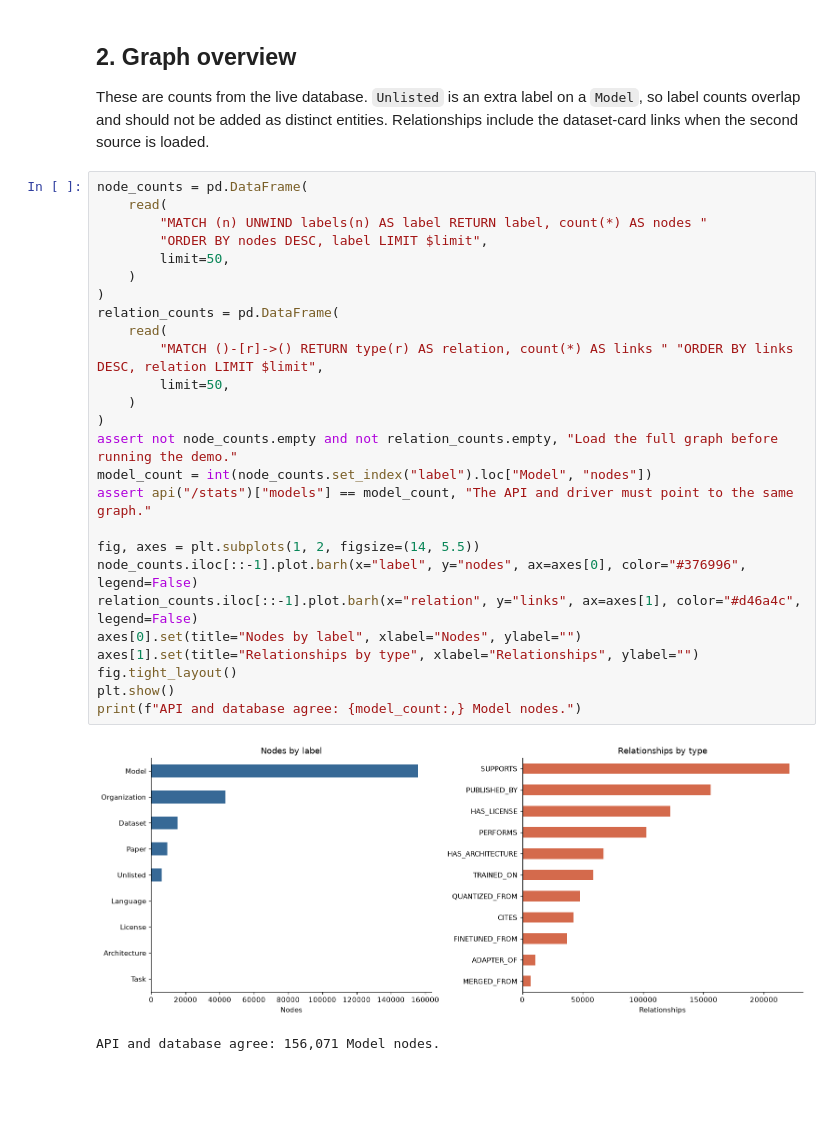
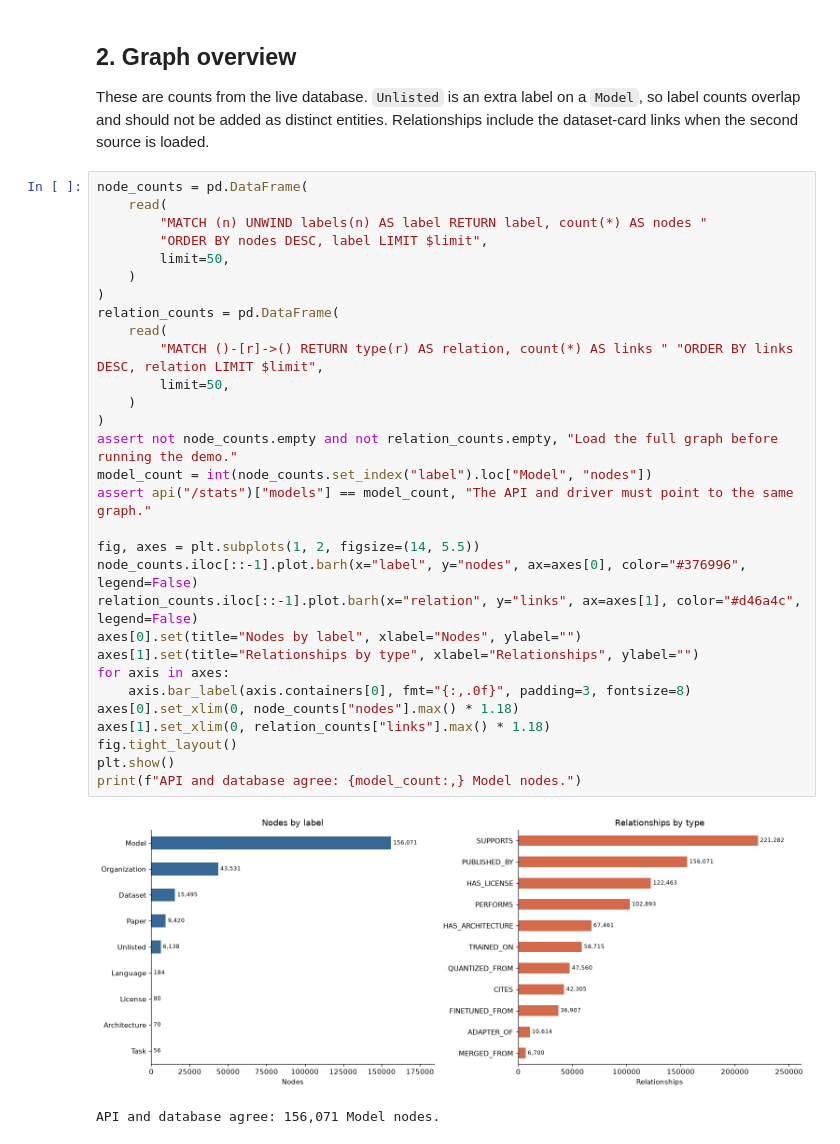
Before and after one commit to mariusrang/ModelAtlas, a Jupyter notebook: demo.ipynb, the cells around one changed output. Saved outputs shown, nothing was run; the diff lists cells and outputs as text; blank space fills up the shorter version.

```diff
--- a/demo.ipynb
+++ b/demo.ipynb
@@ -93,29 +93,33 @@ Relationships include the dataset-card links when the second source is loaded.
 # %%
 node_counts = pd.DataFrame(
     read(
         "MATCH (n) UNWIND labels(n) AS label RETURN label, count(*) AS nodes "
         "ORDER BY nodes DESC, label LIMIT $limit",
         limit=50,
     )
 )
 relation_counts = pd.DataFrame(
     read(
         "MATCH ()-[r]->() RETURN type(r) AS relation, count(*) AS links " "ORDER BY links DESC, relation LIMIT $limit",
         limit=50,
     )
 )
 assert not node_counts.empty and not relation_counts.empty, "Load the full graph before running the demo."
 model_count = int(node_counts.set_index("label").loc["Model", "nodes"])
 assert api("/stats")["models"] == model_count, "The API and driver must point to the same graph."
 
 fig, axes = plt.subplots(1, 2, figsize=(14, 5.5))
 node_counts.iloc[::-1].plot.barh(x="label", y="nodes", ax=axes[0], color="#376996", legend=False)
 relation_counts.iloc[::-1].plot.barh(x="relation", y="links", ax=axes[1], color="#d46a4c", legend=False)
 axes[0].set(title="Nodes by label", xlabel="Nodes", ylabel="")
 axes[1].set(title="Relationships by type", xlabel="Relationships", ylabel="")
+for axis in axes:
+    axis.bar_label(axis.containers[0], fmt="{:,.0f}", padding=3, fontsize=8)
+axes[0].set_xlim(0, node_counts["nodes"].max() * 1.18)
+axes[1].set_xlim(0, relation_counts["links"].max() * 1.18)
 fig.tight_layout()
 plt.show()
 print(f"API and database agree: {model_count:,} Model nodes.")
 # %% [output]
-[figure, old version]
+[figure, new version]
 API and database agree: 156,071 Model nodes.
```
Also changed, not shown: parts of 7 cells of this notebook.
